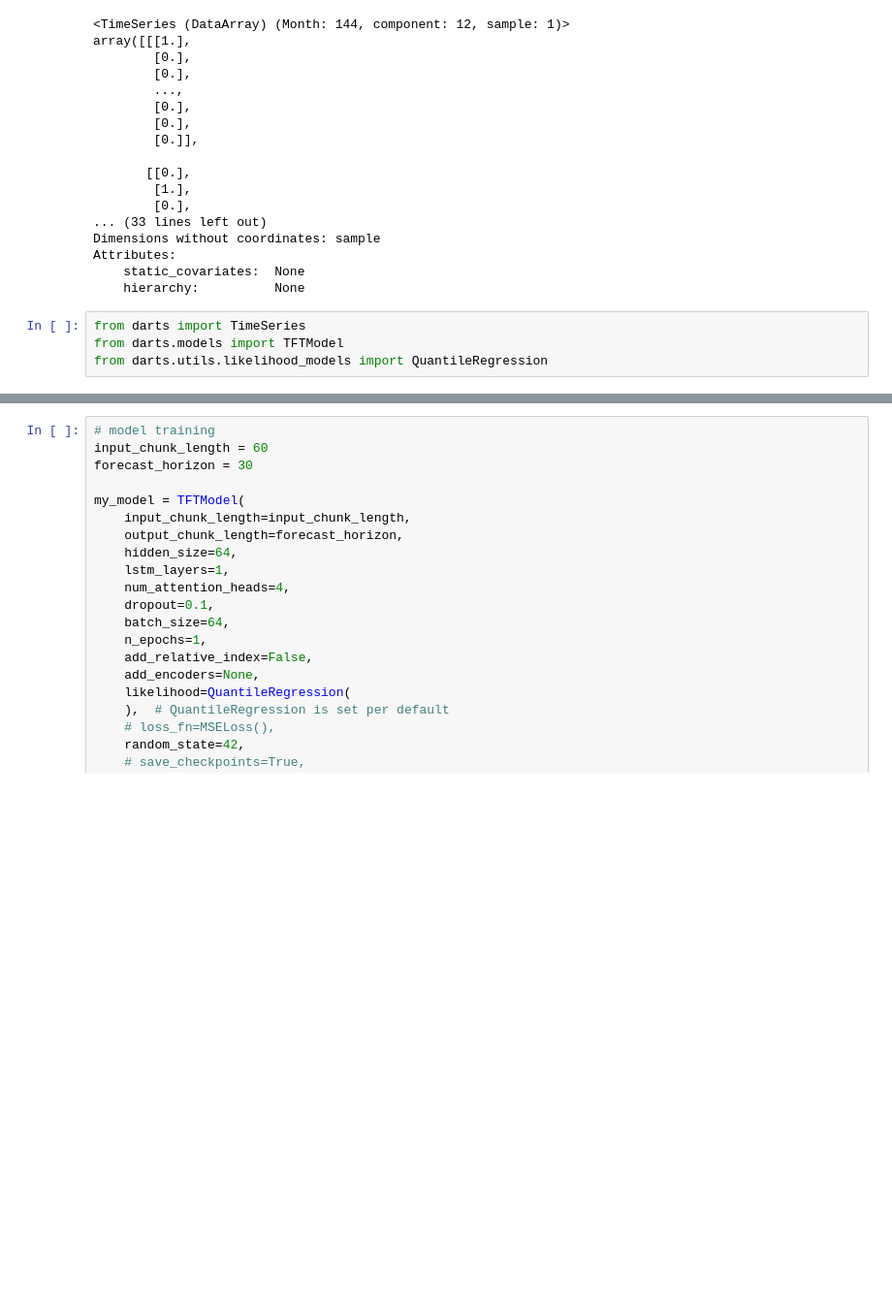
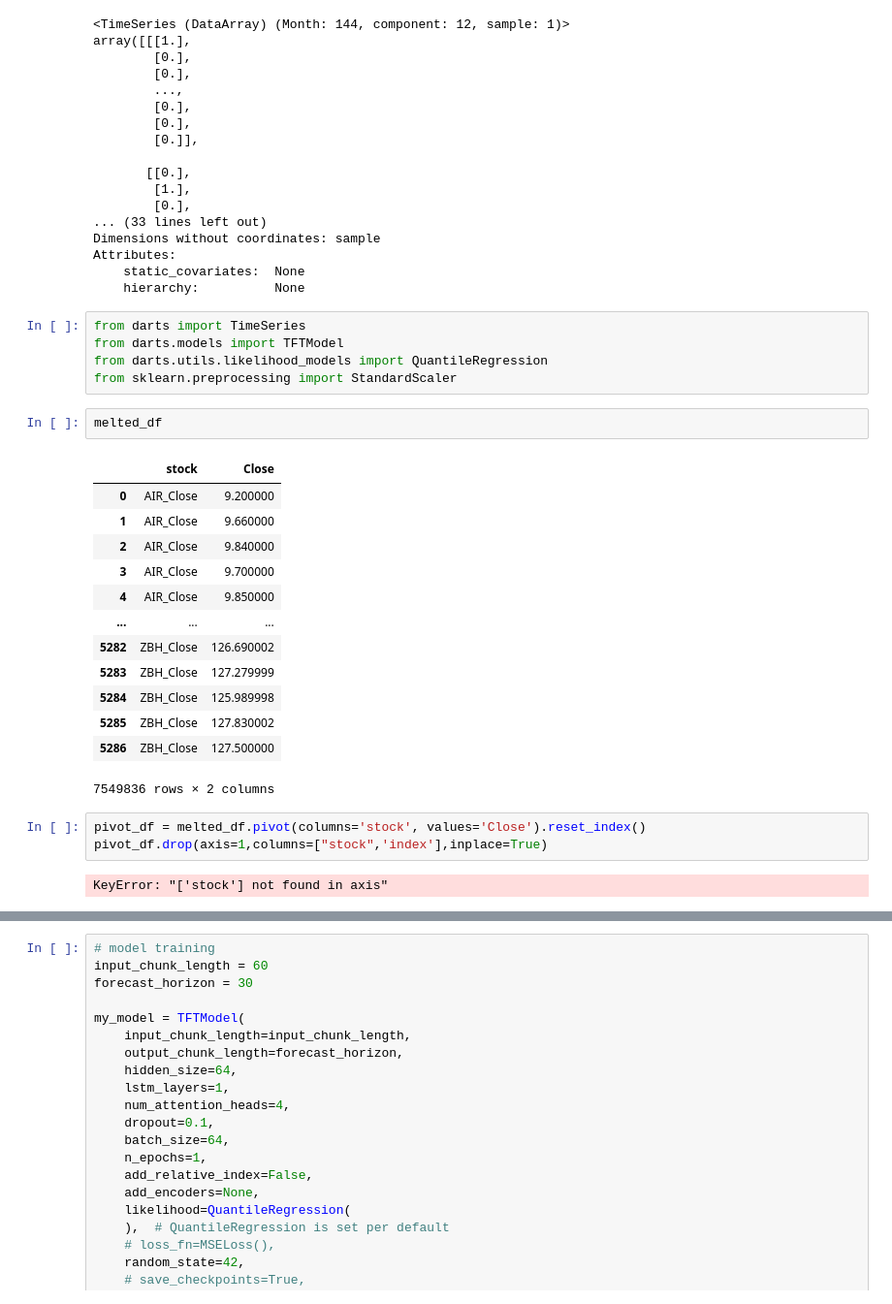
Before and after one commit to ryanlxz/backtesting, a Jupyter notebook: notebooks/test.ipynb, the cells around one changed output, grey strips where cells are left out. Shown at 97% size. Drawn from its saved outputs; the diff is of its cells as text; blank space fills up the shorter version.

Commit message:
changed min-max scaler to standardscaler and added darts tft model training

```diff
--- a/notebooks/test.ipynb
+++ b/notebooks/test.ipynb
@@ -105,3 +106,25 @@ Attributes:
 from darts import TimeSeries
 from darts.models import TFTModel
 from darts.utils.likelihood_models import QuantileRegression
+from sklearn.preprocessing import StandardScaler
+# %%
+melted_df
+# %% [output]
+|  | stock | Close |
+| 0 | AIR_Close | 9.200000 |
+| 1 | AIR_Close | 9.660000 |
+| 2 | AIR_Close | 9.840000 |
+| 3 | AIR_Close | 9.700000 |
+| 4 | AIR_Close | 9.850000 |
+| ... | ... | ... |
+| 5282 | ZBH_Close | 126.690002 |
+| 5283 | ZBH_Close | 127.279999 |
+| 5284 | ZBH_Close | 125.989998 |
+| 5285 | ZBH_Close | 127.830002 |
+| 5286 | ZBH_Close | 127.500000 |
+7549836 rows × 2 columns
+# %%
+pivot_df = melted_df.pivot(columns='stock', values='Close').reset_index()
+pivot_df.drop(axis=1,columns=["stock",'index'],inplace=True)
+# %% [output]
+KeyError: "['stock'] not found in axis"
```
Also changed, not shown: parts of 9 cells of this notebook, 3 other files.
